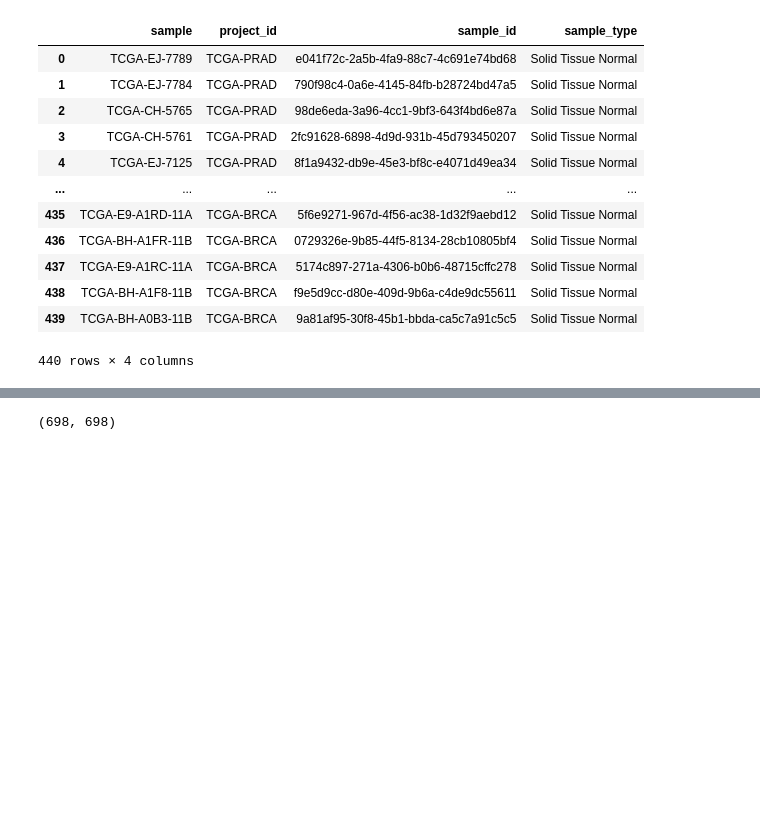
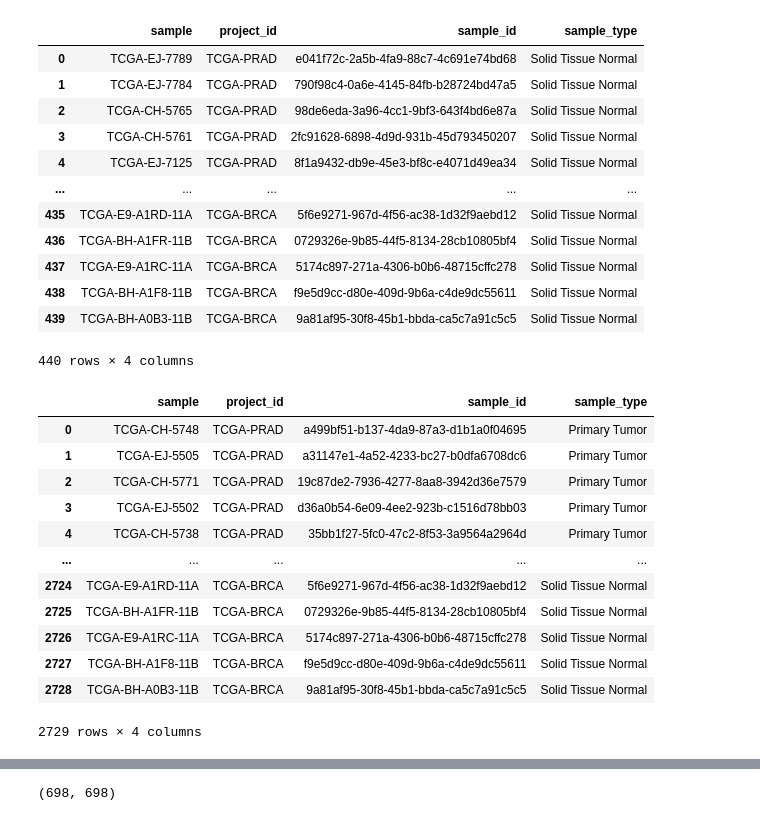
Before and after one commit to jacob-tye/20232110_TCGA_METHYLATION_CLINICAL_ML, a Jupyter notebook: analysis/01_dataset_overview.ipynb, the cells around one changed output, grey strips where cells are left out. Saved outputs shown, nothing was run; the diff lists cells and outputs as text; code cells hidden in the pictures; blank space fills up the shorter version.

```diff
--- a/analysis/01_dataset_overview.ipynb
+++ b/analysis/01_dataset_overview.ipynb
@@ -111,6 +108,22 @@ data["normal_methylation_meta"]
 440 rows × 4 columns
 # %%
 merged_meta_data = get_merged_meta_data()
+# %%
+merged_meta_data
+# %% [output]
+|  | sample | project_id | sample_id | sample_type |
+| 0 | TCGA-CH-5748 | TCGA-PRAD | a499bf51-b137-4da9-87a3-d1b1a0f04695 | Primary Tumor |
+| 1 | TCGA-EJ-5505 | TCGA-PRAD | a31147e1-4a52-4233-bc27-b0dfa6708dc6 | Primary Tumor |
+| 2 | TCGA-CH-5771 | TCGA-PRAD | 19c87de2-7936-4277-8aa8-3942d36e7579 | Primary Tumor |
+| 3 | TCGA-EJ-5502 | TCGA-PRAD | d36a0b54-6e09-4ee2-923b-c1516d78bb03 | Primary Tumor |
+| 4 | TCGA-CH-5738 | TCGA-PRAD | 35bb1f27-5fc0-47c2-8f53-3a9564a2964d | Primary Tumor |
+| ... | ... | ... | ... | ... |
+| 2724 | TCGA-E9-A1RD-11A | TCGA-BRCA | 5f6e9271-967d-4f56-ac38-1d32f9aebd12 | Solid Tissue Normal |
+| 2725 | TCGA-BH-A1FR-11B | TCGA-BRCA | 0729326e-9b85-44f5-8134-28cb10805bf4 | Solid Tissue Normal |
+| 2726 | TCGA-E9-A1RC-11A | TCGA-BRCA | 5174c897-271a-4306-b0b6-48715cffc278 | Solid Tissue Normal |
+| 2727 | TCGA-BH-A1F8-11B | TCGA-BRCA | f9e5d9cc-d80e-409d-9b6a-c4de9dc55611 | Solid Tissue Normal |
+| 2728 | TCGA-BH-A0B3-11B | TCGA-BRCA | 9a81af95-30f8-45b1-bbda-ca5c7a91c5c5 | Solid Tissue Normal |
+2729 rows × 4 columns
 # %%
 import matplotlib.pyplot as plt
 
```
Also changed, not shown: parts of 8 cells of this notebook, 7 other files.
